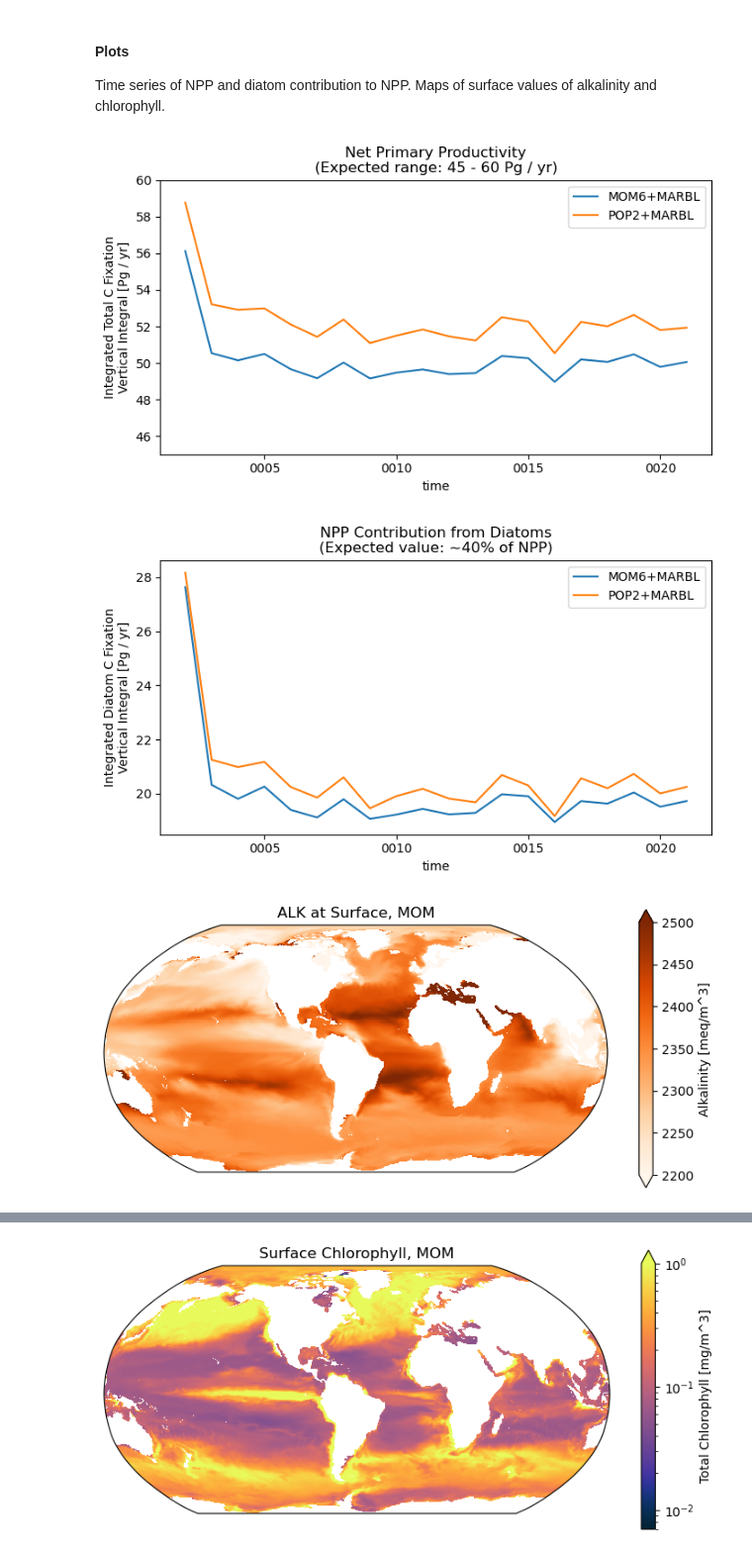
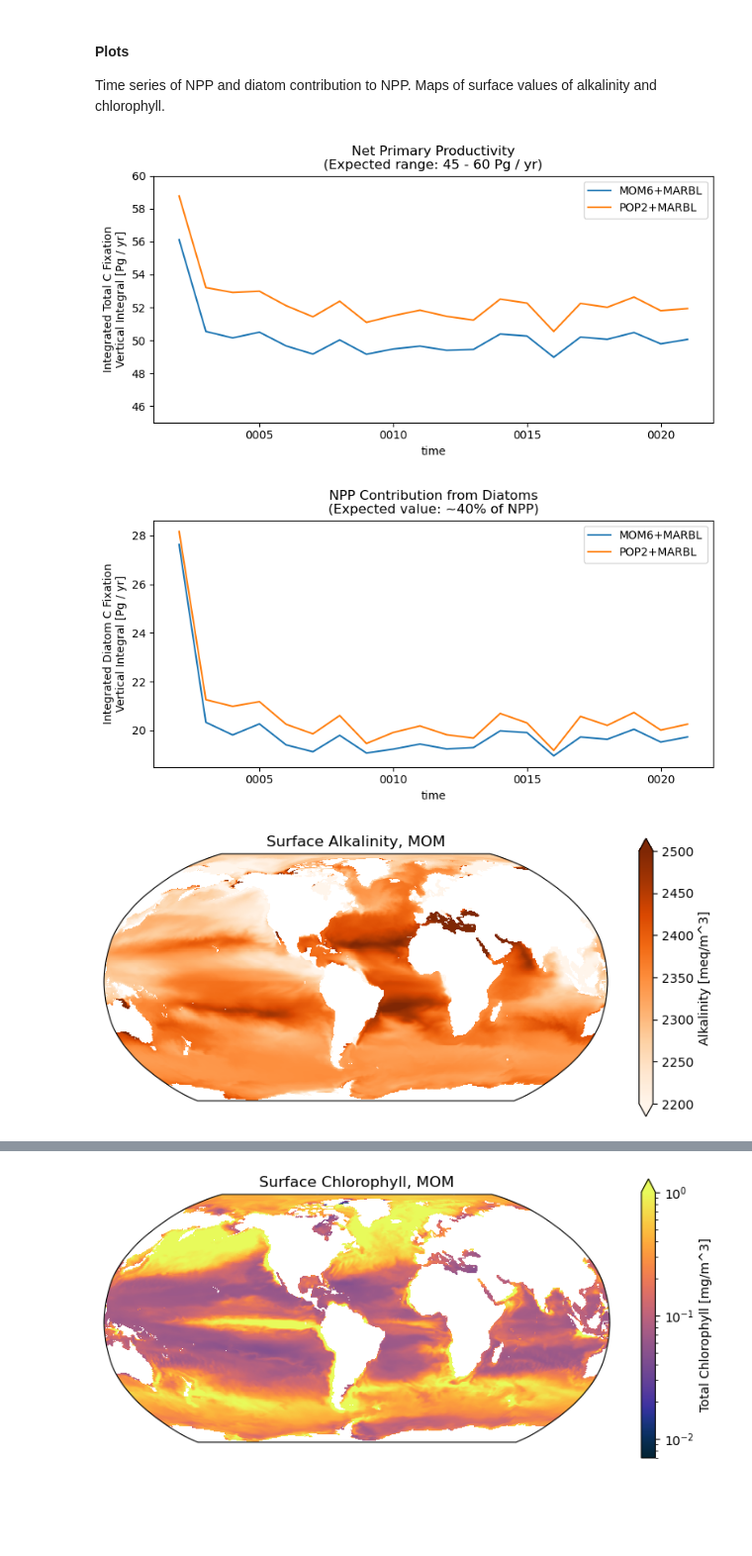
Before and after one commit to mnlevy1981/2023CESMWorkshop, a Jupyter notebook: MOM vs POP.ipynb, the cells around one changed output, grey strips where cells are left out. Shown at 99% size. Drawn from its saved outputs; the diff is of its cells as text; code cells hidden in the pictures; blank space fills up the shorter version.

Commit message:
A few small plot adjustments
Time series plots have same default figure size (9x4) as maps. Also, made the
title of the ALK plots consistent with formatting of the totChl map titles

```diff
--- a/MOM vs POP.ipynb
+++ b/MOM vs POP.ipynb
@@ -59,7 +59,8 @@ def update_units(ds, varname, scale_factor, new_units):
 # %%
 def plot_mom_field(ds, varname, figsize=[9,4], cmap=cmocean.cm.thermal, title=None, filename=None, **plot_kwargs):
     if title is None:
-        title = f'{varname} at Surface, MOM'
+        title = varname
+    title = f'Surface {title}, MOM'
     fig = plt.figure(figsize=figsize)
     ax = plt.subplot(1, 1, 1, projection=ccrs.Robinson(central_longitude=305.0))
     ds[varname].plot(ax=ax, x="geolon", y="geolat", cmap=cmap, transform=ccrs.PlateCarree(), **plot_kwargs)
@@ -69,7 +70,8 @@ def plot_mom_field(ds, varname, figsize=[9,4], cmap=cmocean.cm.thermal, title=No
 
 def plot_pop_field(ds, varname, figsize=[9,4], cmap=cmocean.cm.thermal, title=None, filename=None, **plot_kwargs):
     if title is None:
-        title = f'{varname} at Surface, POP'
+        title = varname
+    title = f'Surface {title}, POP'
     fig = plt.figure(figsize=figsize)
     ax = plt.subplot(1, 1, 1, projection=ccrs.Robinson(central_longitude=305.0))
     ds[varname].plot(ax=ax, x="TLONG", y="TLAT", cmap=cmap, transform=ccrs.PlateCarree(), **plot_kwargs)
@@ -77,8 +79,8 @@ def plot_pop_field(ds, varname, figsize=[9,4], cmap=cmocean.cm.thermal, title=No
     if filename is not None:
         plt.savefig(f'plots/{filename}')
 
-def plot_time_series(ds1, ds2, varname, region='Global', legend=['MOM6+MARBL', 'POP2+MARBL'], ylim=None, title=None, subtitle=None, filename=None):
-    fig, ax = plt.subplots(1, 1, figsize=(8, 4))
+def plot_time_series(ds1, ds2, varname, figsize=[9,4], region='Global', legend=['MOM6+MARBL', 'POP2+MARBL'], ylim=None, title=None, subtitle=None, filename=None):
+    fig, ax = plt.subplots(1, 1, figsize=figsize)
     ds1[varname].sel(region=region).plot()
     ds2[varname].sel(region=region).plot()
     ax.set_ylim(ylim)
@@ -139,7 +141,7 @@ plot_time_series(mom_timeseries_new_units,
                  subtitle='(Expected range: 45 - 60 Pg / yr)',
                  filename='NPP.png')
 # %% [output]
-[figure, old version]
+[figure, new version]
 # %%
 plot_time_series(mom_timeseries_new_units,
                  pop_timeseries_new_units,
@@ -148,9 +150,9 @@ plot_time_series(mom_timeseries_new_units,
                  subtitle='(Expected value: ~40% of NPP)',
                  filename='diatNPP.png')
 # %% [output]
-[figure, old version]
+[figure, new version]
 # %%
-plot_mom_field(mom_final_year, 'ALK', vmin=2200, vmax=2500, cmap="Oranges", filename='MOM_ALK.png')
+plot_mom_field(mom_final_year, 'ALK', title="Alkalinity", vmin=2200, vmax=2500, cmap="Oranges", filename='MOM_ALK.png')
 # %% [output]
-[figure, old version]
+[figure, new version]
 # %%
```
Also changed, not shown: parts of 4 cells of this notebook.
